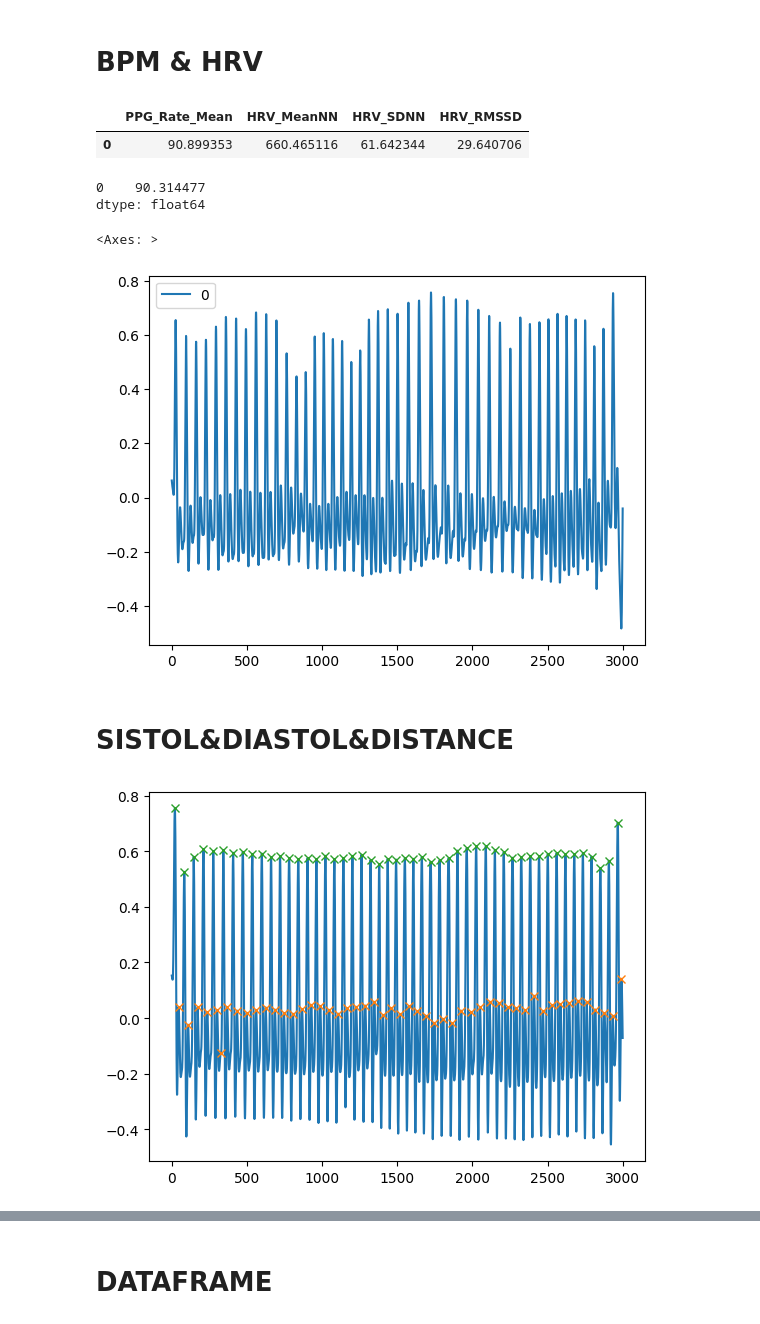
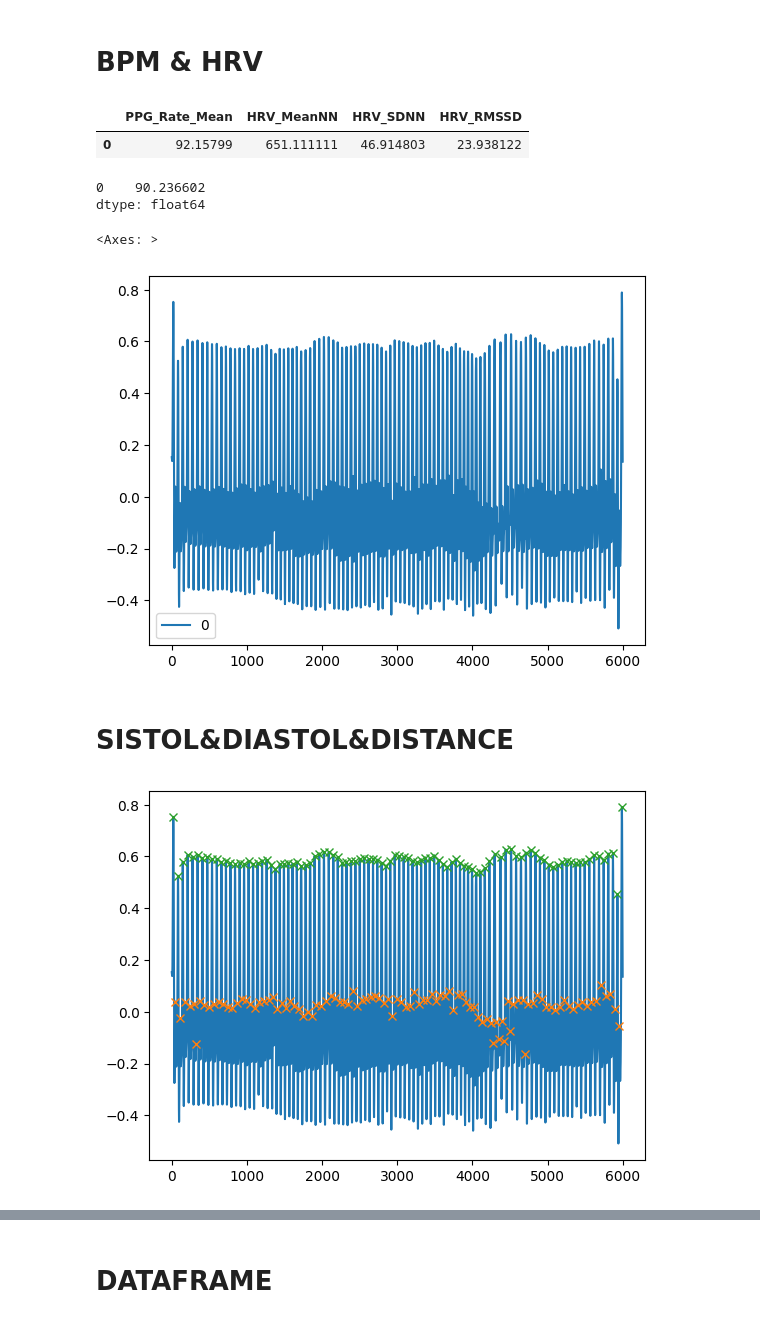
Before and after one commit to Alwafauzan/skripsi, a Jupyter notebook: DASS/OLAH_DATA_FIX.ipynb, the cells around one changed output, grey strips where cells are left out. Drawn from its saved outputs; the diff is of its cells as text; code cells hidden in the pictures.

```diff
--- a/DASS/OLAH_DATA_FIX.ipynb
+++ b/DASS/OLAH_DATA_FIX.ipynb
@@ -25,7 +25,7 @@ for no_label in label:
 # %% [markdown]
 # WINDOWING/SEGMENTASI
 # %%
-window_size = 3000
+window_size = 6000
 window_step = 1800
 
 
@@ -131,11 +161,11 @@ for no_analyze in range(0,len(file_segmen)):
 analyze_signals[30][['PPG_Rate_Mean','HRV_MeanNN','HRV_SDNN','HRV_RMSSD']]
 # %% [output]
 |  | PPG_Rate_Mean | HRV_MeanNN | HRV_SDNN | HRV_RMSSD |
-| 0 | 90.899353 | 660.465116 | 61.642344 | 29.640706 |
+| 0 | 92.15799 | 651.111111 | 46.914803 | 23.938122 |
 # %%
 pd.DataFrame(bpm).mean()
 # %% [output]
-0    90.314477
+0    90.236602
 dtype: float64
 # %%
 # analyze_signals[30].to_excel('analisis30.xlsx')
@@ -145,10 +175,10 @@ dtype: float64
 #         ppg_elgendi1 = nk.ppg_clean(minmaxx[no_ppgelgendi], sampling_rate=100, method='elgendi')
 #         ppg_elgendi.append(ppg_elgendi1)
 # %%
-pd.DataFrame(minmaxx[30]).plot()
+pd.DataFrame(minmaxx[124]).plot()
 # %% [output]
 <Axes: >
-[figure, old version]
+[figure, new version]
 # %% [markdown]
 # SISTOL&DIASTOL&DISTANCE
 # %%
@@ -207,7 +237,7 @@ for no_sisdis in range(no,no+1):
     plt.plot(diastol1, path[diastol1], "x");
     plt.plot(sistol1, path[sistol1], "x");
 # %% [output]
-[figure, old version]
+[figure, new version]
 # %%
 a = pd.DataFrame(ppg_elgendi[30])
 peaks_diastol = diastol1
```
Also changed, not shown: parts of 8 cells of this notebook, 8 other files.
